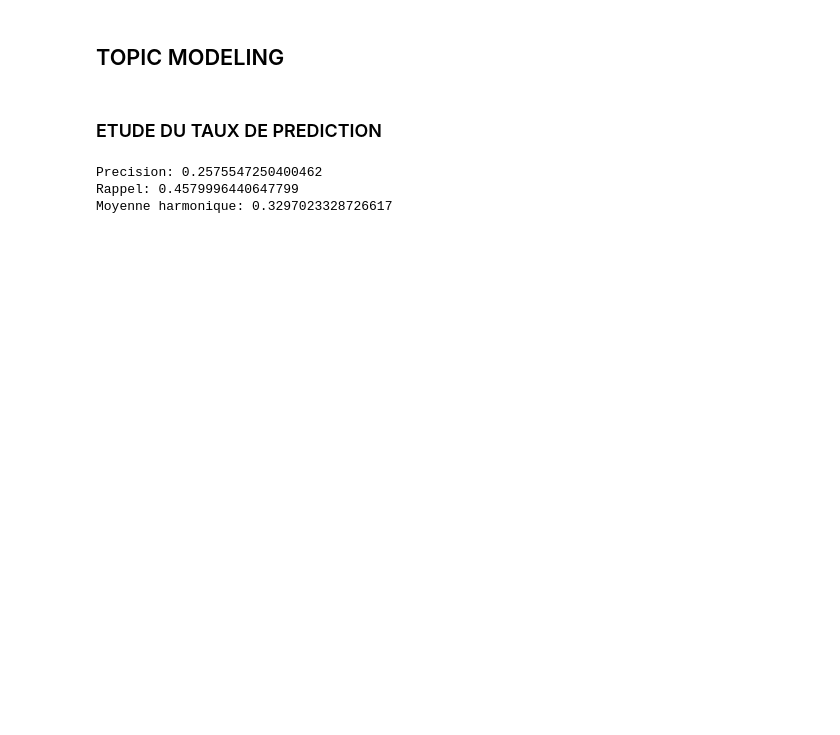
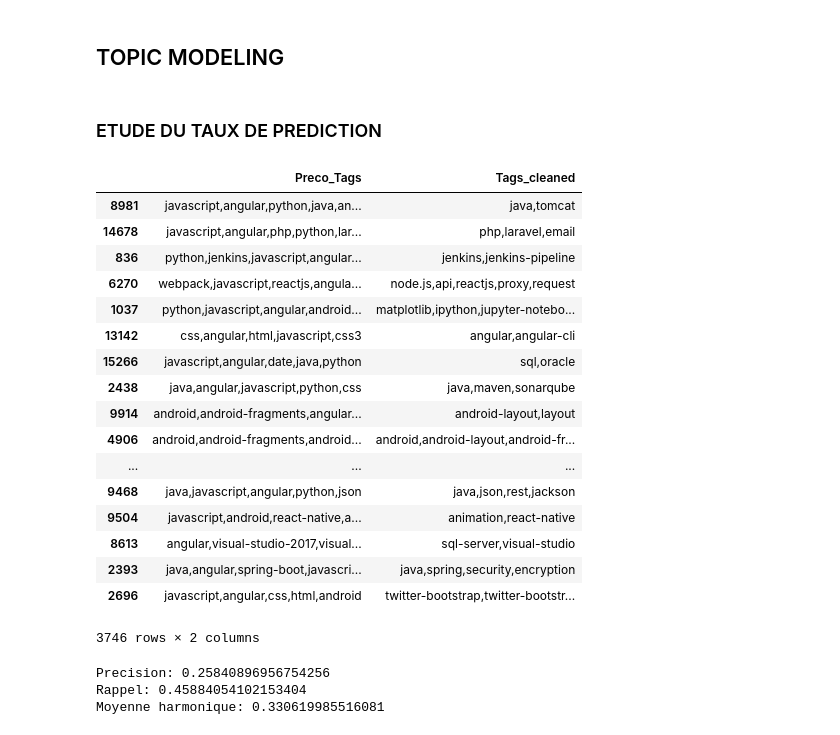
Before and after one commit to liesOne/tp_6, a Jupyter notebook: analyse_stackoverflow2.ipynb, the cells around one changed output. Saved outputs shown, nothing was run; the diff lists cells and outputs as text; code cells hidden in the pictures; blank space fills up the shorter version.

```diff
--- a/analyse_stackoverflow2.ipynb
+++ b/analyse_stackoverflow2.ipynb
@@ -11,7 +12,7 @@ import string
 # %%
 repertoireCourant = os.getcwd()
 # %%
-data = pd.read_csv(os.path.join(repertoireCourant, 'QueryResults_2017.csv'))
+data = pd.read_csv(os.path.join(os.path.dirname(repertoireCourant), 'QueryResults_2017.csv'))
 # %% [markdown]
 <H3>Nettoyage de la colonne Tags</H3>
 # %%
@@ -334,0 +317,7 @@ Tags_train_vect
+# %%
+%%time
+#Instructions servant à mettre dans l'ordre alphabétique les tags
+for i, row in Tags_test.iterrows():
+    liste = row["Tags cleaned"].split(",")
+    liste.sort()
+    Tags_test["Tags cleaned"].loc[i] = ",".join(liste)
@@ -462,6 +460,27 @@ for i, row in df_Quest_Tags_test.iterrows():
 df_preco_Tags_test = pd.DataFrame({"Preco_Tags": preco_Tags_test}, index = Tags_test.index)
 # %%
 df_preco_Tags_test['Tags_cleaned'] = Tags_test['Tags cleaned']
+# %%
+df_preco_Tags_test
+# %% [output]
+|  | Preco_Tags | Tags_cleaned |
+| 8981 | javascript,angular,python,java,an... | java,tomcat |
+| 14678 | javascript,angular,php,python,lar... | php,laravel,email |
+| 836 | python,jenkins,javascript,angular... | jenkins,jenkins-pipeline |
+| 6270 | webpack,javascript,reactjs,angula... | node.js,api,reactjs,proxy,request |
+| 1037 | python,javascript,angular,android... | matplotlib,ipython,jupyter-notebo... |
+| 13142 | css,angular,html,javascript,css3 | angular,angular-cli |
+| 15266 | javascript,angular,date,java,python | sql,oracle |
+| 2438 | java,angular,javascript,python,css | java,maven,sonarqube |
+| 9914 | android,android-fragments,angular... | android-layout,layout |
+| 4906 | android,android-fragments,android... | android,android-layout,android-fr... |
+| ... | ... | ... |
+| 9468 | java,javascript,angular,python,json | java,json,rest,jackson |
+| 9504 | javascript,android,react-native,a... | animation,react-native |
+| 8613 | angular,visual-studio-2017,visual... | sql-server,visual-studio |
+| 2393 | java,angular,spring-boot,javascri... | java,spring,security,encryption |
+| 2696 | javascript,angular,css,html,android | twitter-bootstrap,twitter-bootstr... |
+3746 rows × 2 columns
 # %%
 def taux_prediction(tags_predict, tags):
     l_predict = set(tags_predict.split(","))
@@ -500,9 +519,9 @@ print("Precision: {}".format(df_preco_Tags_test["precision"].mean()))
 print("Rappel: {}".format(df_preco_Tags_test["rappel"].mean()))
 print("Moyenne harmonique: {}".format(2 * (df_preco_Tags_test["precision"].mean() * df_preco_Tags_test["rappel"].mean()) /(df_preco_Tags_test["precision"].mean() + df_preco_Tags_test["rappel"].mean() )))
 # %% [output]
-Precision: 0.2575547250400462
-Rappel: 0.4579996440647799
-Moyenne harmonique: 0.3297023328726617
+Precision: 0.25840896956754256
+Rappel: 0.45884054102153404
+Moyenne harmonique: 0.330619985516081
 # %%
 def recherche_nbre_sujet_optimal(min_nbre_sujets, max_nbre_sujets, pas):
     liste_rappel = []
```
Also changed, not shown: parts of 30 cells of this notebook.
